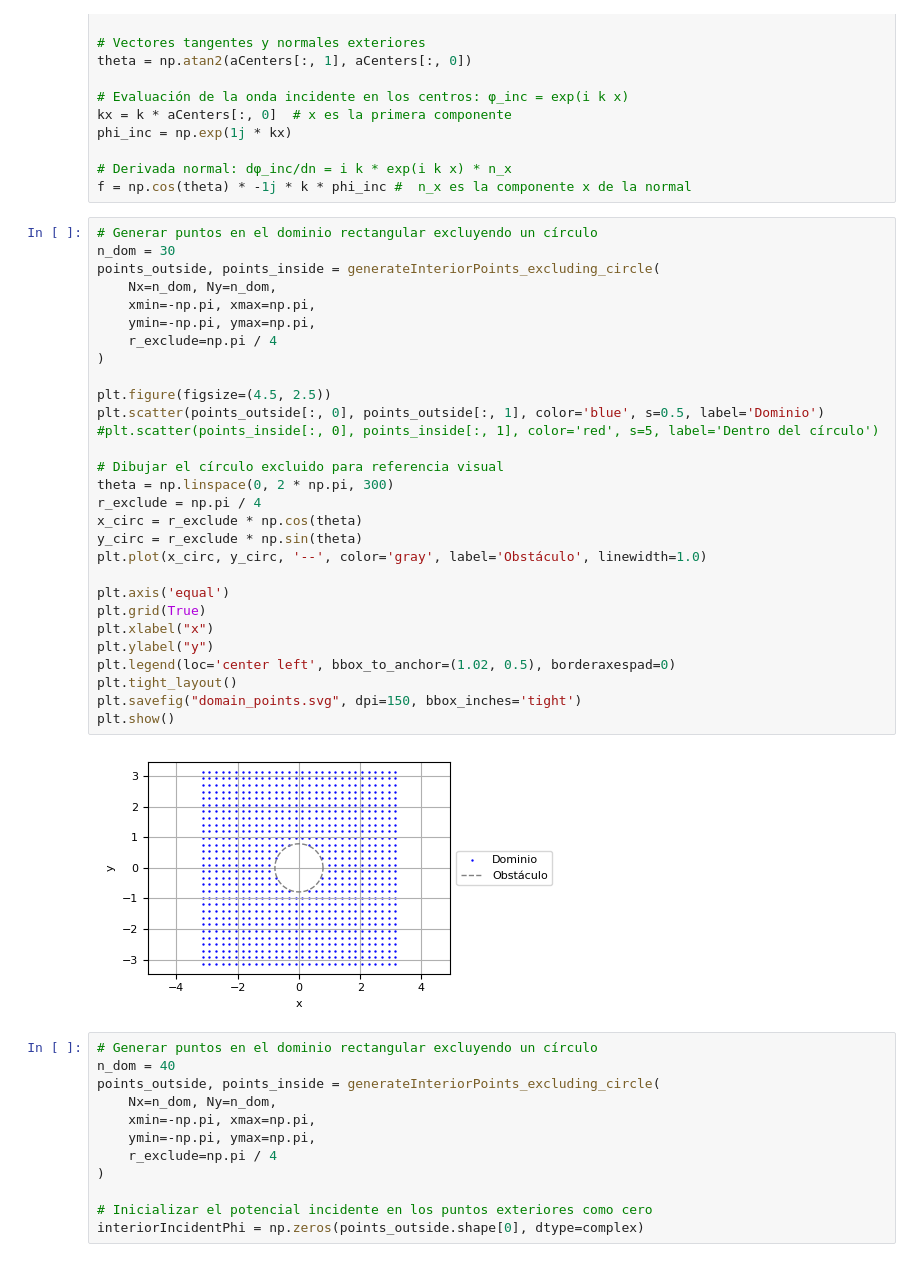
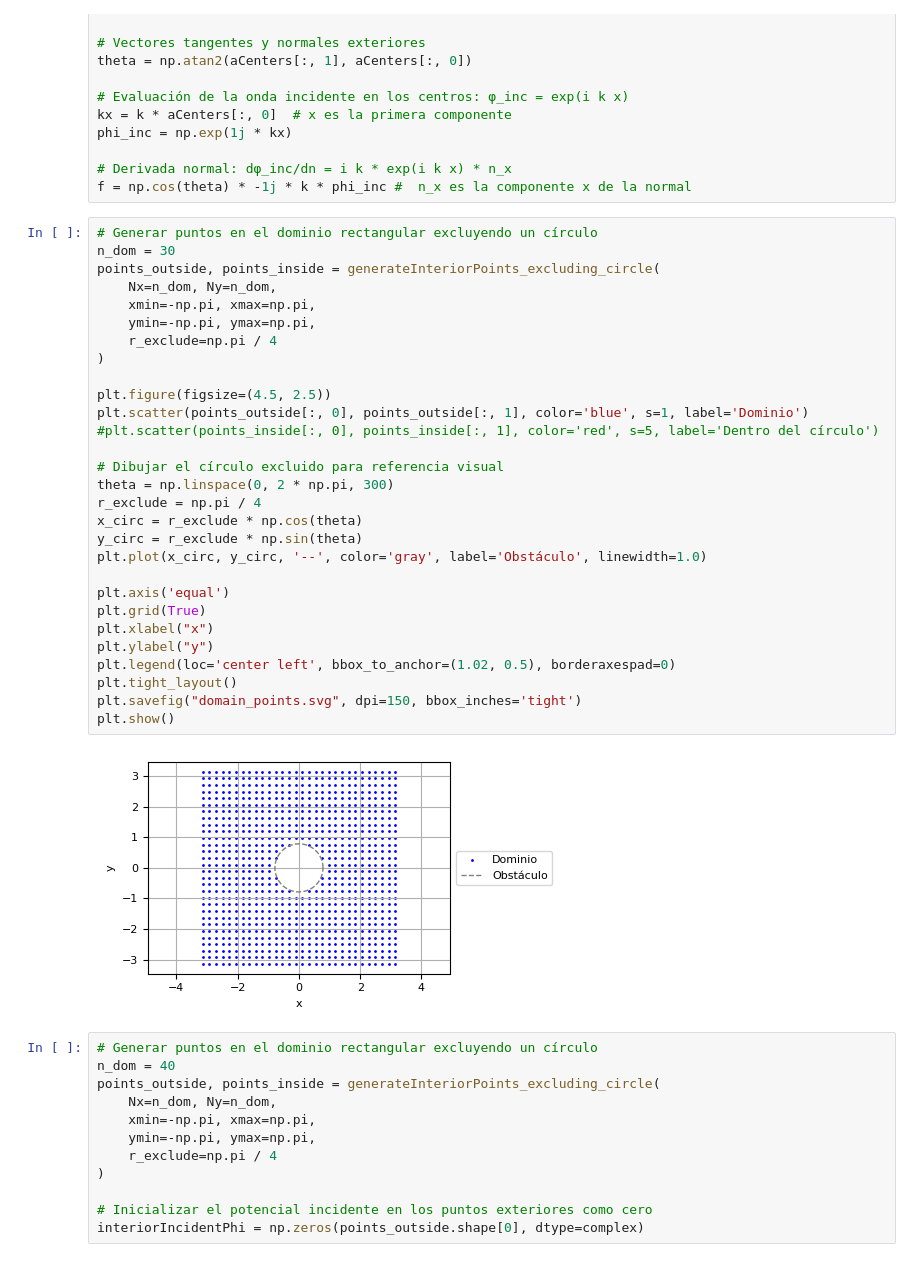
Before and after one commit to oscar-rincon/curso_bem, a Jupyter notebook: proyecto/test_problem_4.ipynb, the cells around one changed output. Drawn from its saved outputs; the diff is of its cells as text.

```diff
--- a/proyecto/test_problem_4.ipynb
+++ b/proyecto/test_problem_4.ipynb
@@ -86,34 +89,34 @@ f = np.cos(theta) * -1j * k * phi_inc #  n_x es la componente x de la normal
 # %%
 # Generar puntos en el dominio rectangular excluyendo un círculo
 n_dom = 30
 points_outside, points_inside = generateInteriorPoints_excluding_circle(
     Nx=n_dom, Ny=n_dom,
     xmin=-np.pi, xmax=np.pi,
     ymin=-np.pi, ymax=np.pi,
     r_exclude=np.pi / 4
 )
 
 plt.figure(figsize=(4.5, 2.5))
-plt.scatter(points_outside[:, 0], points_outside[:, 1], color='blue', s=0.5, label='Dominio')
+plt.scatter(points_outside[:, 0], points_outside[:, 1], color='blue', s=1, label='Dominio')
 #plt.scatter(points_inside[:, 0], points_inside[:, 1], color='red', s=5, label='Dentro del círculo')
 
 # Dibujar el círculo excluido para referencia visual
 theta = np.linspace(0, 2 * np.pi, 300)
 r_exclude = np.pi / 4
 x_circ = r_exclude * np.cos(theta)
 y_circ = r_exclude * np.sin(theta)
 plt.plot(x_circ, y_circ, '--', color='gray', label='Obstáculo', linewidth=1.0)
 
 plt.axis('equal')
 plt.grid(True)
 plt.xlabel("x")
 plt.ylabel("y")
 plt.legend(loc='center left', bbox_to_anchor=(1.02, 0.5), borderaxespad=0)
 plt.tight_layout()
 plt.savefig("domain_points.svg", dpi=150, bbox_inches='tight')
 plt.show()
 # %% [output]
-[figure, old version]
+[figure, new version]
 # %%
 # Generar puntos en el dominio rectangular excluyendo un círculo
 n_dom = 40
```
Also changed, not shown: parts of 5 cells of this notebook, 8 other files.
